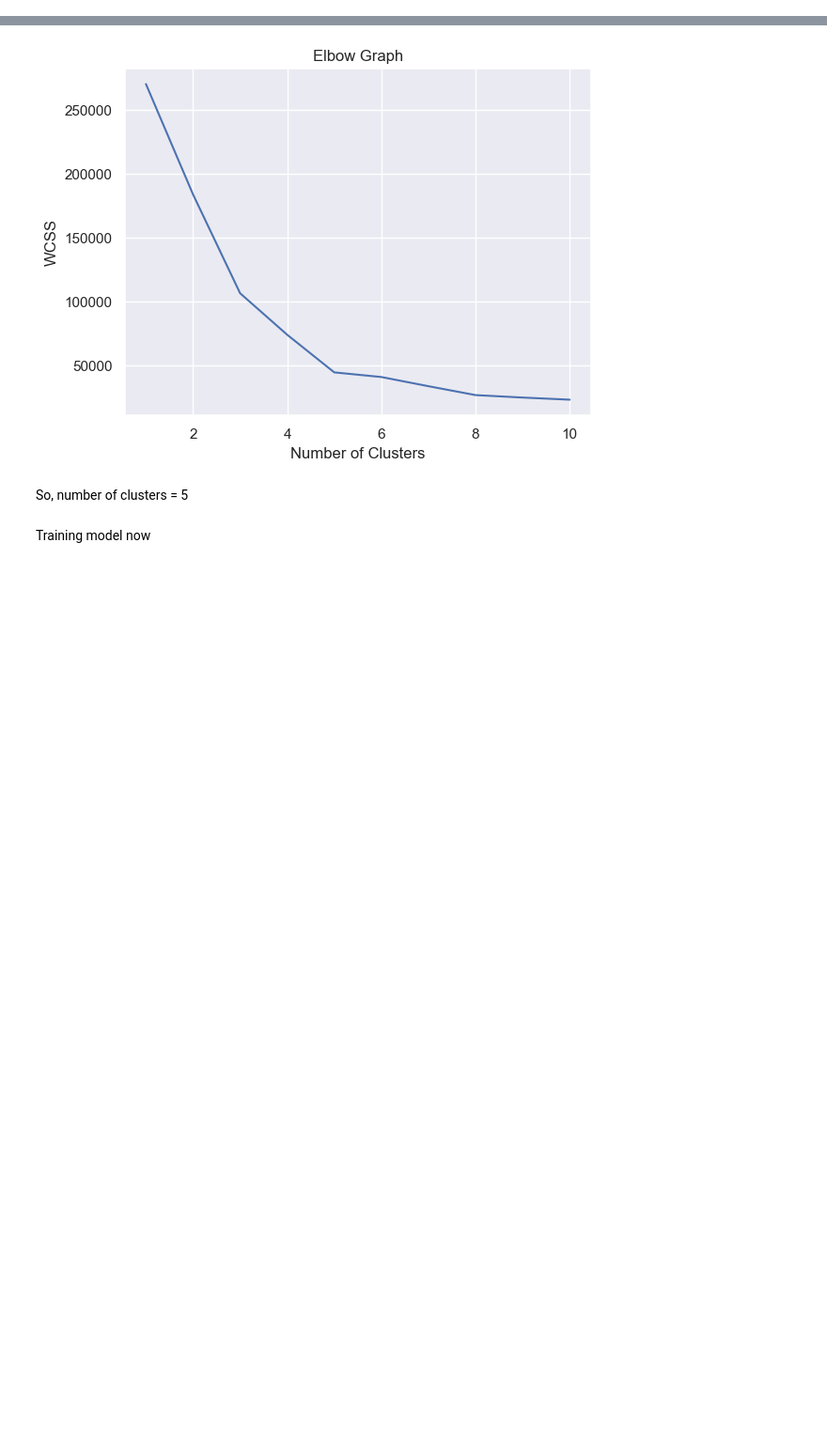
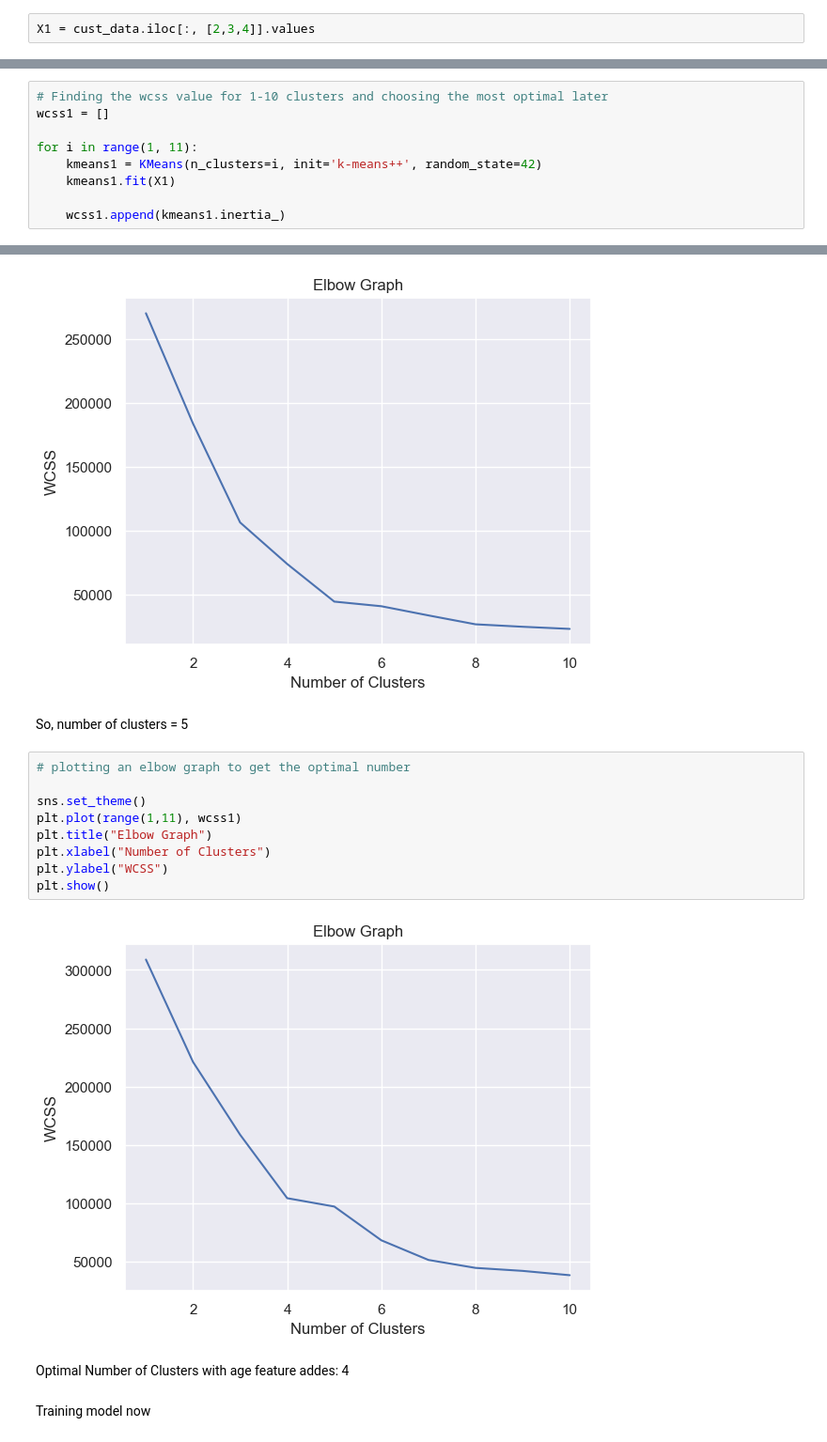
Before and after one commit to Shayan-mirza22/Customer-Segmentation-System, a Jupyter notebook: main.ipynb, the cells around one changed output, grey strips where cells are left out. Shown at 94% size. Cells and saved outputs as stored; diff of their text form; blank space fills up the shorter version.

```diff
--- a/main.ipynb
+++ b/main.ipynb
@@ -42,3 +61,5 @@ X = cust_data.iloc[:, [3,4]].values
+# %%
+X1 = cust_data.iloc[:, [2,3,4]].values
 # %%
 plt.figure(figsize=(15,5))
 sns.boxplot(data=cust_data.iloc[:, [3,4]])  # iloc stands for integer-location based indexing.It lets you select rows and columns by their index numbers, not by names.
@@ -78,6 +125,15 @@ for i in range(1, 11):
     kmeans.fit(X)
 
     wcss.append(kmeans.inertia_)
+# %%
+# Finding the wcss value for 1-10 clusters and choosing the most optimal later
+wcss1 = []
+
+for i in range(1, 11):
+    kmeans1 = KMeans(n_clusters=i, init='k-means++', random_state=42)
+    kmeans1.fit(X1)
+
+    wcss1.append(kmeans1.inertia_)
 # %%
 # plotting an elbow graph to get the optimal number
 
@@ -91,6 +147,19 @@ plt.show()
 [figure]
 # %% [markdown]
 So, number of clusters = 5
+# %%
+# plotting an elbow graph to get the optimal number
+
+sns.set_theme()
+plt.plot(range(1,11), wcss1)
+plt.title("Elbow Graph")
+plt.xlabel("Number of Clusters")
+plt.ylabel("WCSS")
+plt.show()
+# %% [output]
+[figure, added]
+# %% [markdown]
+Optimal Number of Clusters with age feature addes: 4
 # %% [markdown]
 Training model now
 # %%
```
Also changed, not shown: parts of 25 cells of this notebook, 2 other files.
